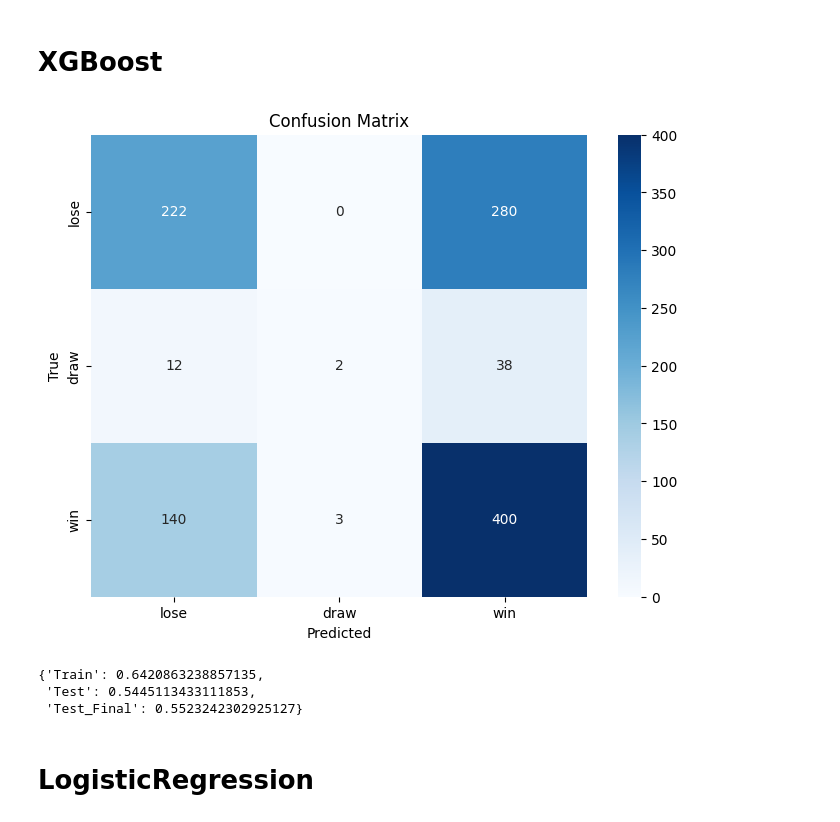
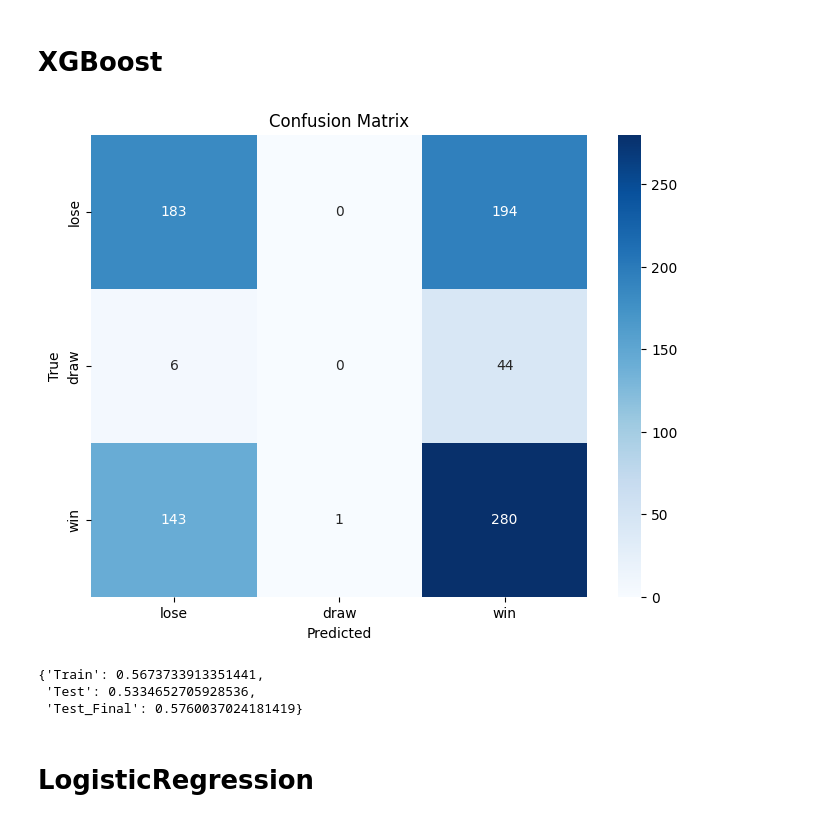
Before and after one commit to MikolajZaborowski/LichessData, a Jupyter notebook: project/notebooks/MASTER_DATA.ipynb, the cells around one changed output. Cells and saved outputs as stored; diff of their text form; code cells hidden in the pictures.

Commit message:
Added new comments, Finished building final Model

```diff
--- a/project/notebooks/MASTER_DATA.ipynb
+++ b/project/notebooks/MASTER_DATA.ipynb
@@ -454,11 +460,19 @@ df = scaler.fit_transform(df[model_columns].drop("i_won",axis=1))
 # %%
-final_all = df[model_columns]
-
 blitz = df[df["speed"]=="blitz"][model_columns]
-
-classical = df[df["speed"]=="classical"][model_columns]
+scaler1 = MinMaxScaler()
+scaler2 = StandardScaler()
+blitz[cols_to_minmax_scale]=pd.DataFrame(scaler1.fit_transform(blitz[cols_to_minmax_scale]))
+blitz[cols_to_standard_scale]=pd.DataFrame(scaler2.fit_transform(blitz[cols_to_standard_scale]))
 
 bullet = df[df["speed"]=="bullet"][model_columns]
+scaler1 = MinMaxScaler()
+scaler2 = StandardScaler()
+bullet[cols_to_minmax_scale]=pd.DataFrame(scaler1.fit_transform(bullet[cols_to_minmax_scale]))
+bullet[cols_to_standard_scale]=pd.DataFrame(scaler2.fit_transform(bullet[cols_to_standard_scale]))
 
 rapid = df[df["speed"]=="rapid"][model_columns]
+scaler1 = MinMaxScaler()
+scaler2 = StandardScaler()
+rapid[cols_to_minmax_scale]=pd.DataFrame(scaler1.fit_transform(rapid[cols_to_minmax_scale]))
+rapid[cols_to_standard_scale]=pd.DataFrame(scaler2.fit_transform(rapid[cols_to_standard_scale]))
 # %%
@@ -478 +490,9 @@ blitz.head(2)
+# %%
+X = blitz.drop("i_won",axis=1)
+y = blitz["i_won"]
+
+XRapid_test = rapid.drop("i_won",axis=1)
+yRapid_test = rapid["i_won"]
+
+X_train, X_test, y_train, y_test = train_test_split(X, y, random_state = 0)
 # %% [markdown]
@@ -684,8 +673,8 @@ classifiers = {
 }
 # %%
-dataframes_names_str = ["blitz", "classical", "bullet", "rapid", "all_data"]
+dataframes_names_str = ["blitz", "bullet", "rapid"]
 
-all_dataframes = [blitz, classical, bullet, rapid, final_all]
+all_dataframes = [blitz, bullet, rapid]
 
 def model_for_different_gamemodes_extended():
     final_results = {}
@@ -695,10 +684,9 @@ def model_for_different_gamemodes_extended():
         y = dataframe['i_won']
         # Define the parameter grid for grid search
 
-        scaler = MinMaxScaler()
-        X_normalized = scaler.fit_transform(X)
 
-        X_train, X_test, y_train, y_test = train_test_split(X_normalized, y, random_state = 0)
+
+        X_train, X_test, y_train, y_test = train_test_split(X, y, random_state = 0)
 
         final_results[dataframe_name] = {}
 
@@ -820,20 +806,20 @@ FE.sort_values("ważność")
 # %% [markdown]
 # XGBoost
 # %%
-XGB_params= final_res["blitz"]['XGBoost']["Best Estimators"]
+XGB_params1= final_res["blitz"]['XGBoost']["Best Estimators"]
 # %%
-model_xgb = XGBClassifier(**XGB_params)
+model_xgb = XGBClassifier(**XGB_params1)
 model_xgb.fit(X_train, y_train)
 y_pred = model_xgb.predict(X_test)
 plot_confusion_matrix(y_test, y_pred, ["lose","draw","win"])
 # %% [output]
-[figure, old version]
+[figure, new version]
 # %%
-model_test(model_xgb, blitz.drop("i_won",axis=1), blitz["i_won"], bullet.drop("i_won", axis=1), bullet["i_won"], n=5)
+model_test(model_xgb, X, y, XRapid_test , yRapid_test , n=5)
 # %% [output]
-{'Train': 0.6420863238857135,
- 'Test': 0.5445113433111853,
- 'Test_Final': 0.5523242302925127}
+{'Train': 0.5673733913351441,
+ 'Test': 0.5334652705928536,
+ 'Test_Final': 0.5760037024181419}
 # %% [markdown]
 # LogisticRegression
 # %%
```
Also changed, not shown: parts of 58 cells of this notebook.
